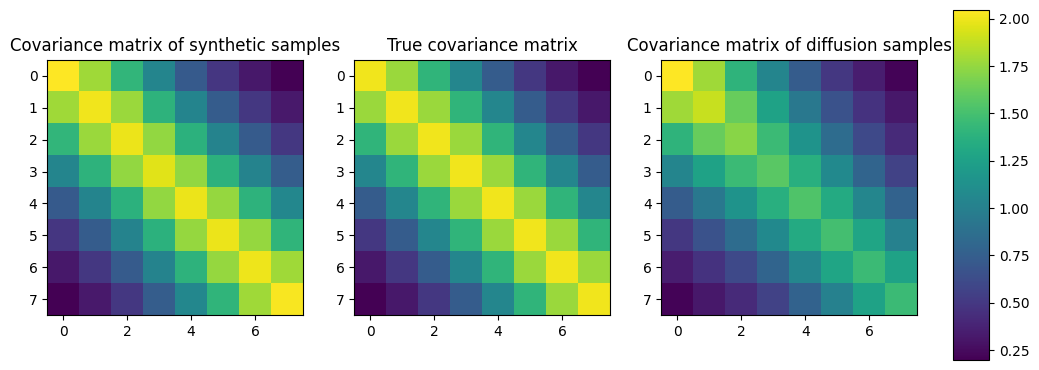
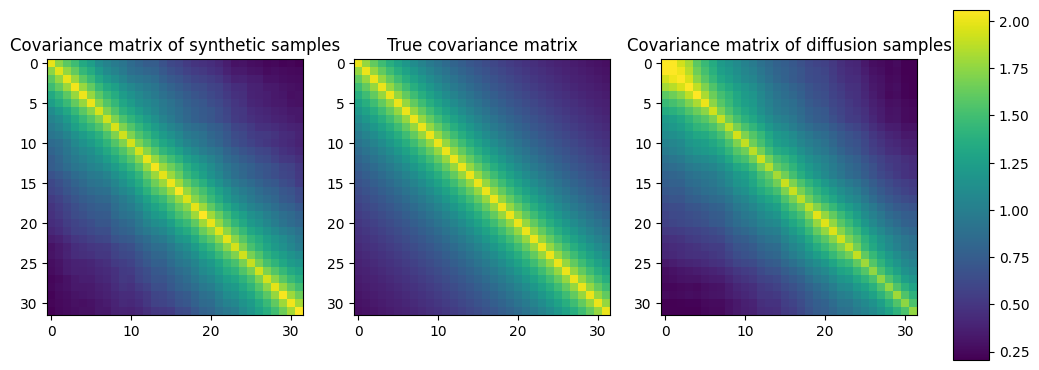
Unified diff of the notebook cell whose output changed from the first chart to the second:
--- before
+++ after
@@ -6,5 +6,5 @@
 emp_cov_matrix = np.cov(gen_data, rowvar=False)
 # gen_cov_matrix = np.cov(dit, rowvar=False)
-gen_cov_matrix = rob_cov
+gen_cov_matrix = np.cov(dit, rowvar=False)
 
 # 2. Setup the Plot
@@ -33,3 +33,5 @@
 fig.colorbar(im2, cax=cbar_ax)
 
+plt.savefig('figs/GP_32.png', dpi=300, bbox_inches='tight')
+
 plt.show()

Commit: add a fig